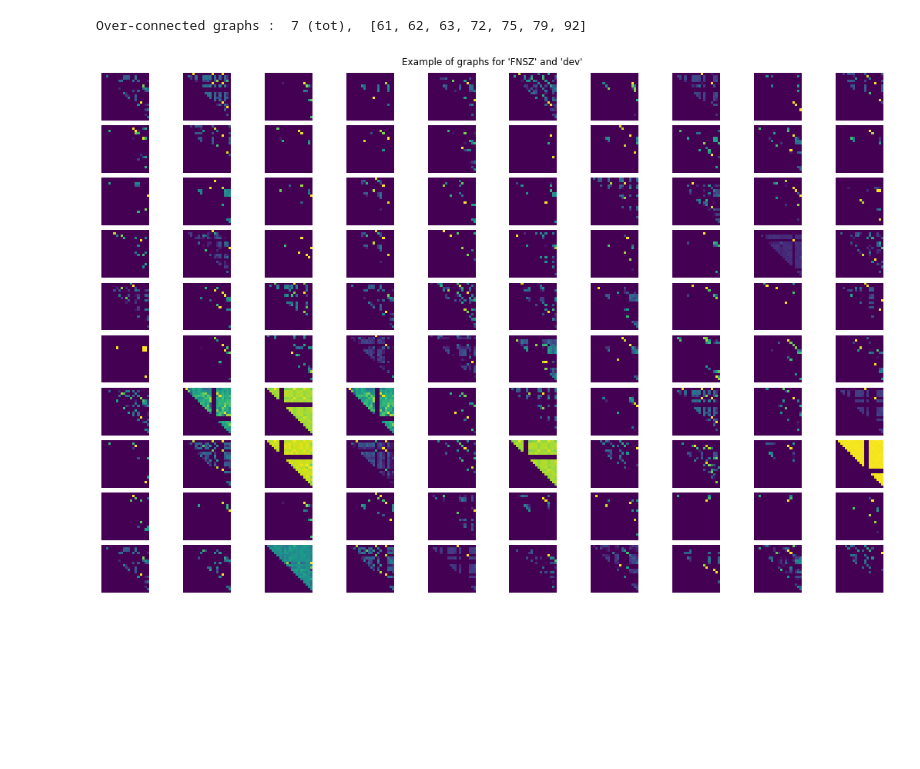
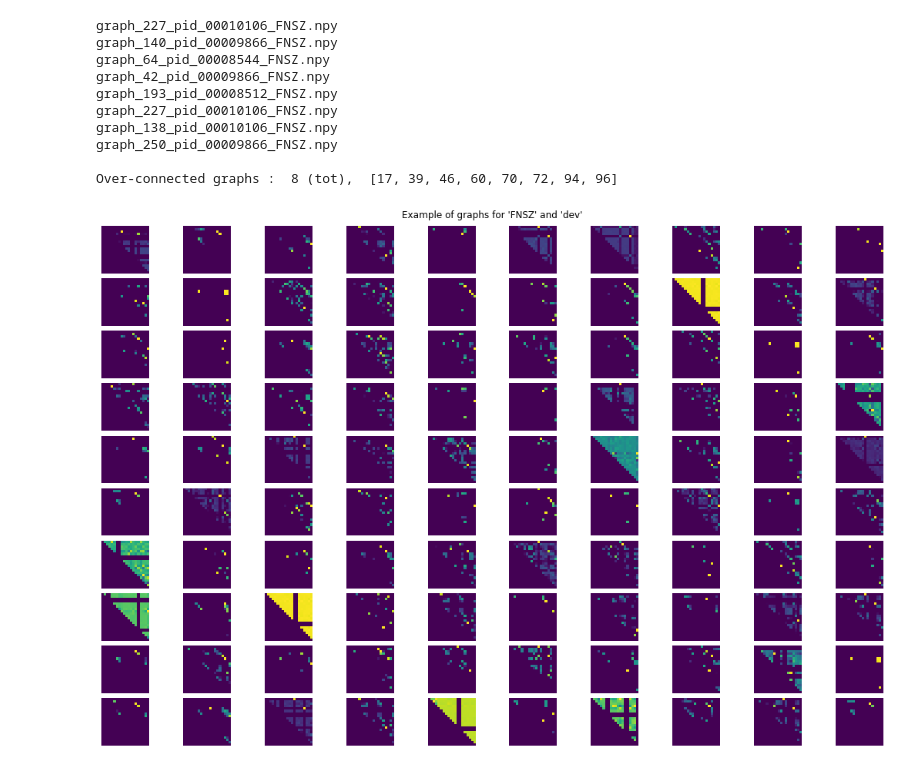
Before and after one commit to Rmarieta/LTS4, a Jupyter notebook: classifier/plot_graphs.ipynb, the cells around one changed output. Cells and saved outputs as stored; diff of their text form; code cells hidden in the pictures; blank space fills up the shorter version.

```diff
--- a/classifier/plot_graphs.ipynb
+++ b/classifier/plot_graphs.ipynb
@@ -41,11 +42,18 @@ def plot_graphs(_set, szr_type, rows, cols, _seed) :
 
     fig, ax = plt.subplots(nrows=rows, ncols=cols, figsize=(15,10))
     for i in range(rows*cols) :
-        graph = np.load(os.path.join(graph_path,random.choice(filenames)))
+        F = random.choice(filenames)
+        graph = np.load(os.path.join(graph_path,F))
         graph = graph/np.amax(graph.flatten())
-        graph = np.triu(graph, 1)
 
-        if over_connected(graph, upper=True, is_cov=False) : count.append(i)
+        # Retrieve Laplacian matrix
+        #graph = np.diag(np.sum(graph,axis=1))-graph
+
+        graph = np.triu(graph, 0)
+
+        if over_connected(graph, upper=True, is_cov=False) :
+            count.append(i)
+            print(F)
 
         #if i == 73 : print(np.around(graph[:10,:10],decimals=3))
         ax.flatten()[i].imshow(graph)
@@ -60,14 +85,24 @@ def plot_graphs(_set, szr_type, rows, cols, _seed) :
 # %%
 # 2 thresholds : first if ~90 px > 0.9 and second if ~120 px > 0.4 (double the number of px required if not upper and deactivate current selection if is_cov)
 # Graph 31 > 0.92
 # Graph 29 > 0.5 (most), > 0.3 (all)
 # Graph 57 > 0.4
 # Graph 56 > 0.85
 # Graph 15 > 0.6 (cross !)
 # > 0.5, > 0.5
 
-plot_graphs('dev','FNSZ',10,10,200)
+plot_graphs('dev','FNSZ',10,10,4)
+# 7 (tot),  [61, 62, 63, 72, 75, 79, 92]
 # %% [output]
-Over-connected graphs :  7 (tot),  [61, 62, 63, 72, 75, 79, 92]
+graph_227_pid_00010106_FNSZ.npy
+graph_140_pid_00009866_FNSZ.npy
+graph_64_pid_00008544_FNSZ.npy
+graph_42_pid_00009866_FNSZ.npy
+graph_193_pid_00008512_FNSZ.npy
+graph_227_pid_00010106_FNSZ.npy
+graph_138_pid_00010106_FNSZ.npy
+graph_250_pid_00009866_FNSZ.npy
+
+Over-connected graphs :  8 (tot),  [17, 39, 46, 60, 70, 72, 94, 96]
-[figure, old version]
+[figure, new version]
 # %%
```
Also changed, not shown: parts of 3 cells of this notebook, 2 other files.
